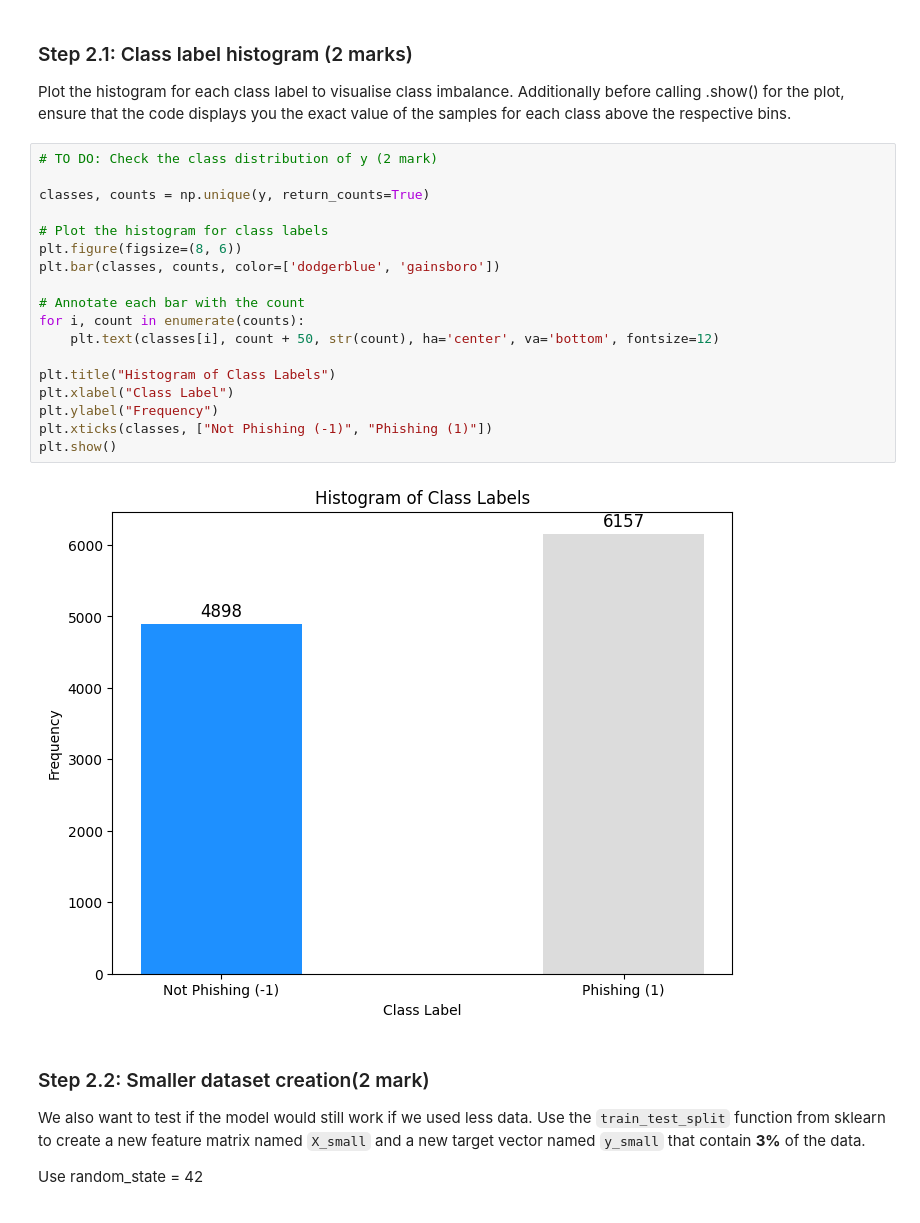
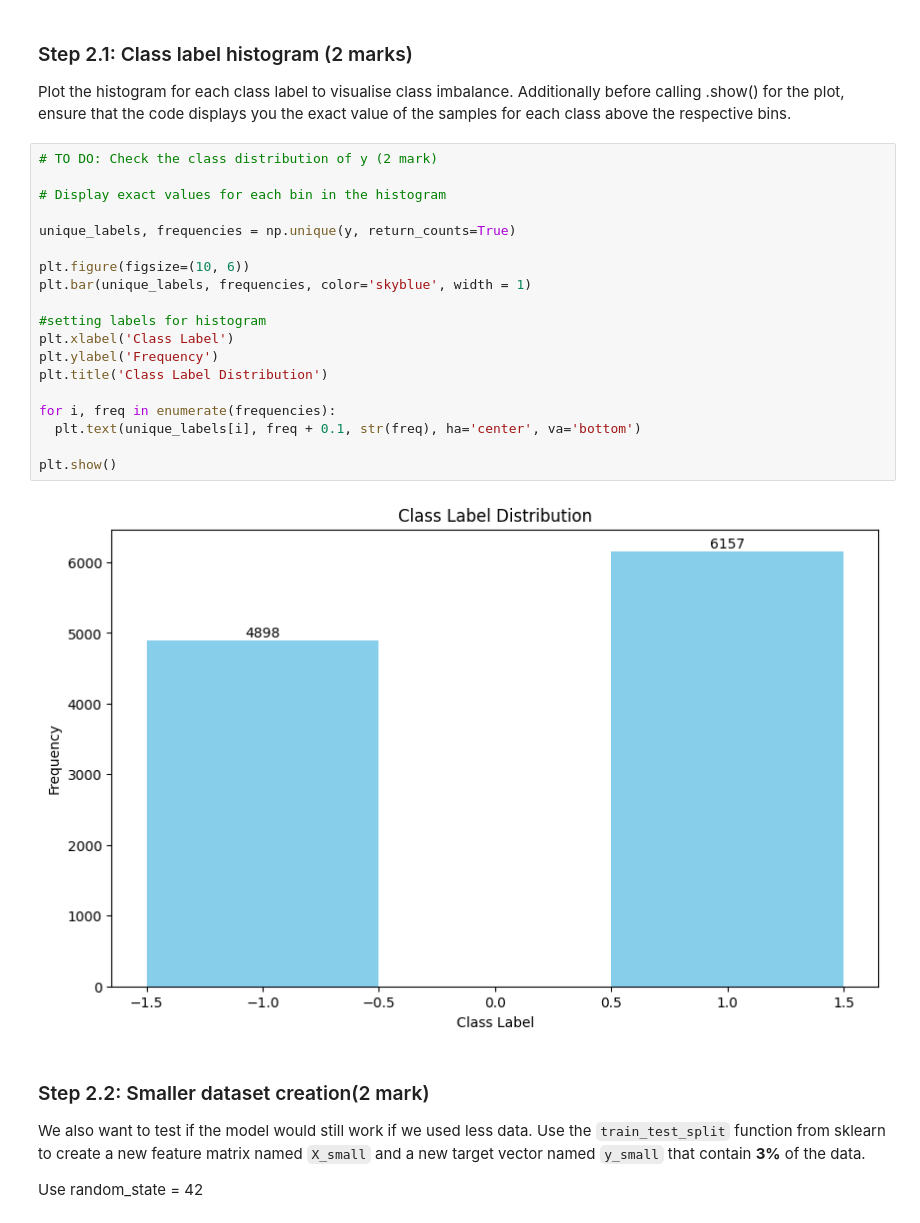
Before and after one commit to AnthonyKelly8/engg680_2024_fall, a Jupyter notebook: Lab_Assignment3/Assignment3.ipynb, the cells around one changed output. Drawn from its saved outputs; the diff is of its cells as text.

```diff
--- a/Lab_Assignment3/Assignment3.ipynb
+++ b/Lab_Assignment3/Assignment3.ipynb
@@ -458,26 +466,27 @@ print(y.shape)
 ### Step 2.1: Class label histogram (2 marks)
 
 Plot the histogram for each class label to visualise class imbalance. Additionally before calling .show() for the plot, ensure that the code displays you the exact value of the samples for each class above the respective bins.
-# %%
-# TO DO: Check the class distribution of y (2 mark)
-
-classes, counts = np.unique(y, return_counts=True)
-
-# Plot the histogram for class labels
-plt.figure(figsize=(8, 6))
-plt.bar(classes, counts, color=['dodgerblue', 'gainsboro'])
-
-# Annotate each bar with the count
-for i, count in enumerate(counts):
-    plt.text(classes[i], count + 50, str(count), ha='center', va='bottom', fontsize=12)
-
-plt.title("Histogram of Class Labels")
-plt.xlabel("Class Label")
-plt.ylabel("Frequency")
-plt.xticks(classes, ["Not Phishing (-1)", "Phishing (1)"])
-plt.show()
-# %% [output]
-[figure, removed]
+# %%
+# TO DO: Check the class distribution of y (2 mark)
+
+# Display exact values for each bin in the histogram
+
+unique_labels, frequencies = np.unique(y, return_counts=True)
+
+plt.figure(figsize=(10, 6))
+plt.bar(unique_labels, frequencies, color='skyblue', width = 1)
+
+#setting labels for histogram
+plt.xlabel('Class Label')
+plt.ylabel('Frequency')
+plt.title('Class Label Distribution')
+
+for i, freq in enumerate(frequencies):
+  plt.text(unique_labels[i], freq + 0.1, str(freq), ha='center', va='bottom')
+
+plt.show()
+# %% [output]
+[figure, added]
 # %% [markdown]
 ### Step 2.2: Smaller dataset creation(2 mark)
 
```
Also changed, not shown: parts of 8 cells of this notebook.
